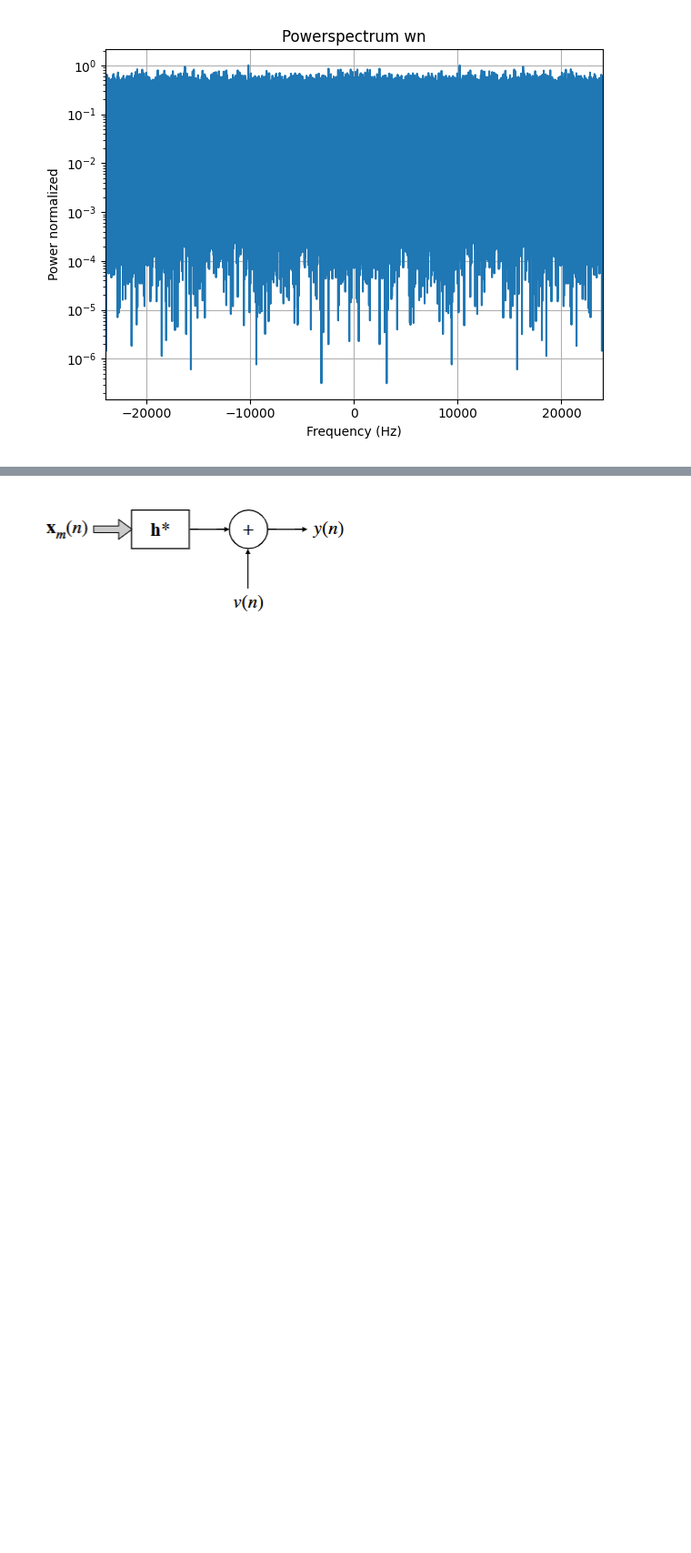
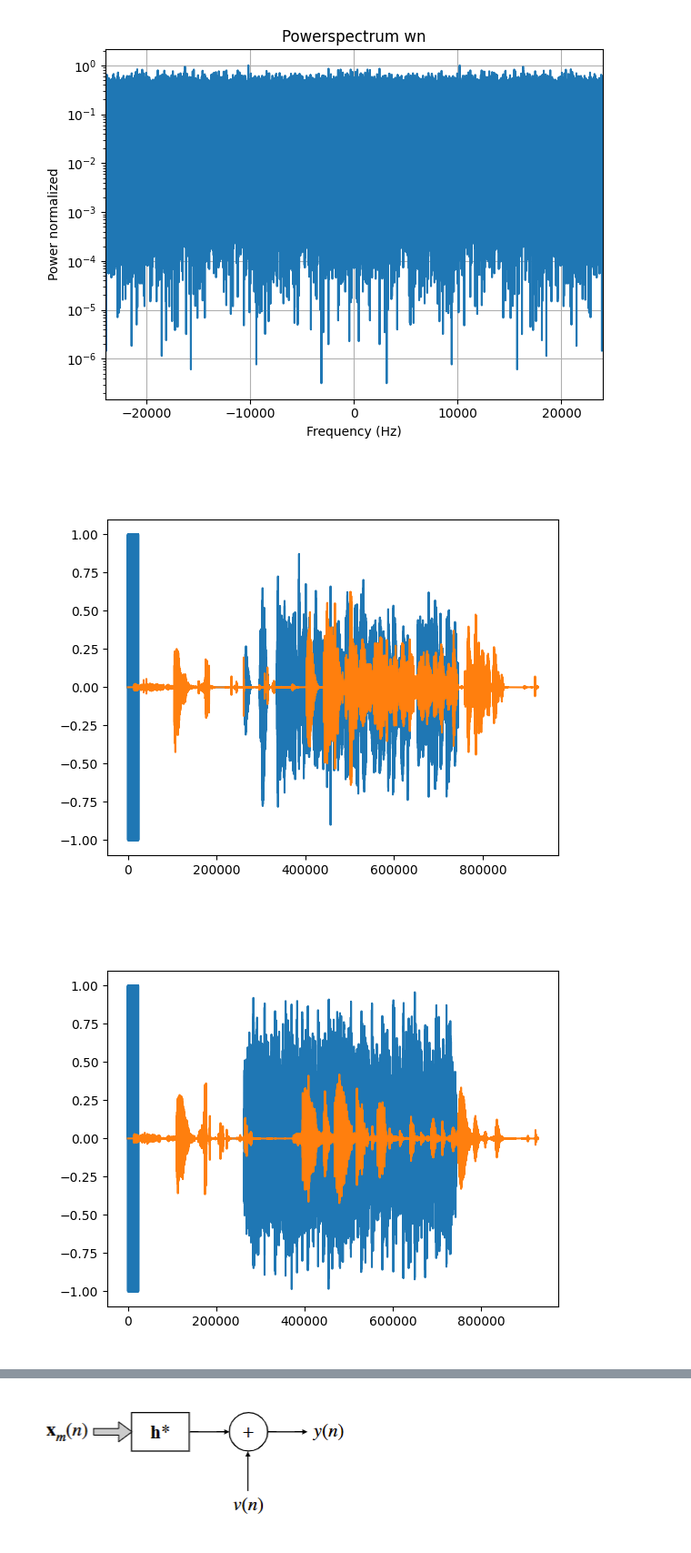
Before and after one commit to CocoMZ/TP2, a Jupyter notebook: main.ipynb, the cells around one changed output, grey strips where cells are left out. Shown at 91% size. Saved outputs shown, nothing was run; the diff lists cells and outputs as text; code cells hidden in the pictures; blank space fills up the shorter version.

```diff
--- a/main.ipynb
+++ b/main.ipynb
@@ -224,0 +226,9 @@ for key in u_dict:
+# %%
+# plot
+for key, (u, y) in sig_dict.items():
+        plt.figure()
+        plt.plot(u)
+        plt.plot(y)
+# %% [output]
+[figure, added]
+[figure, added]
```
Also changed, not shown: parts of 14 cells of this notebook.
